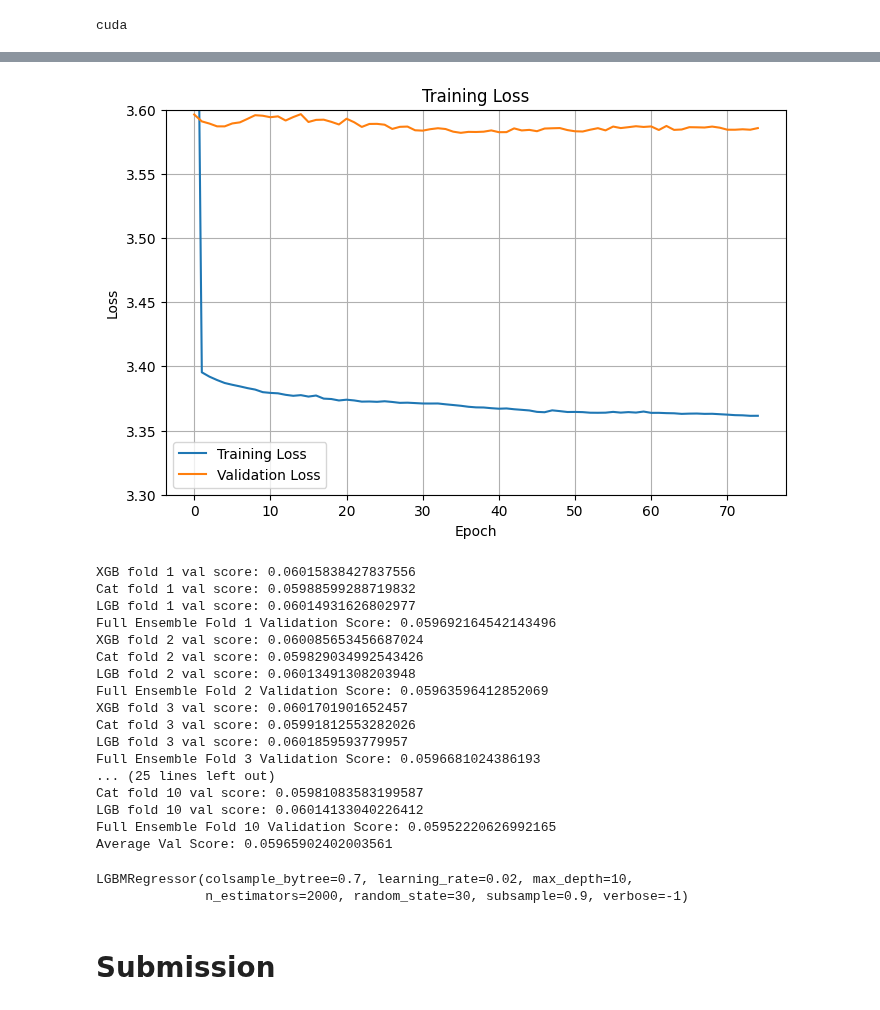
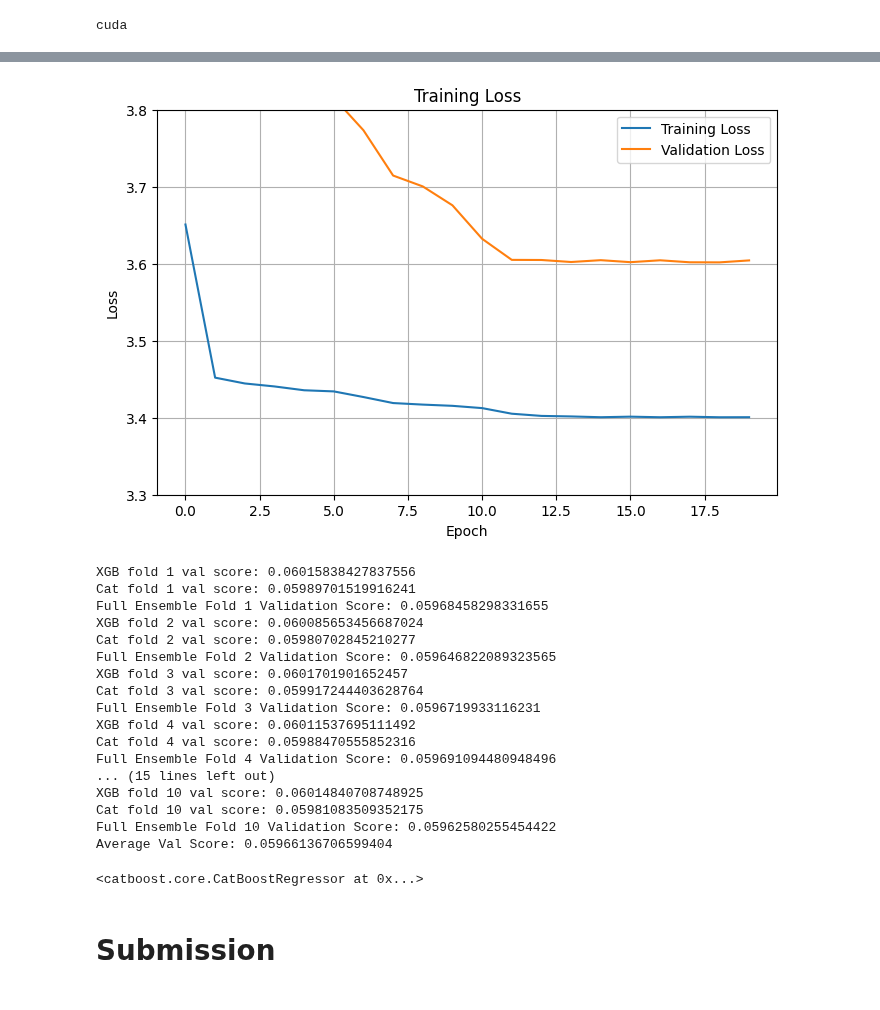
Before and after one commit to Richardhhhg/Kaggle, a Jupyter notebook: calories-ensemble-private.ipynb, the cells around one changed output, grey strips where cells are left out. Cells and saved outputs as stored; diff of their text form; code cells hidden in the pictures.

Commit message:
Kaggle Notebook | Calories | Ensemble - Private | Version 54

```diff
--- a/calories-ensemble-private.ipynb
+++ b/calories-ensemble-private.ipynb
@@ -271,20 +261,20 @@ device = torch.device('cuda' if torch.cuda.is_available() else 'cpu')
 print(device)
 # %% [output]
 cuda
-# %%
-val_preds = torch.tensor(val_preds, dtype=torch.float32).to(device)
 # %%
+val_preds_tensor = torch.tensor(val_preds, dtype=torch.float32).to(device)
 meta_model = Meta_NN().to(device)
 
-learning_rate = 1e-3
-EPOCHS = 75
+learning_rate = 5e-3
+EPOCHS = 20
 BATCH_SIZE = 64
 
 y_val_tensor = torch.tensor(y_val0.values, dtype=torch.float32).to(device)
 
-oof_train = torch.tensor(oof_train, dtype=torch.float32)
-y_train0 = torch.tensor(y_train0, dtype=torch.float32)
-dataset = TensorDataset(oof_train, y_train0)
+oof_train_tensor = torch.tensor(oof_train, dtype=torch.float32)
+y_train0_tensor = torch.tensor(y_train0, dtype=torch.float32)
+# y_train2_tensor = torch.tensor(y_train2, dtype=torch.float32)
+dataset = TensorDataset(oof_train_tensor, y_train0_tensor)
 loader = DataLoader(dataset, batch_size = BATCH_SIZE)
 
 criterion = rmse_loss_nn()
@@ -312,14 +302,14 @@ for epoch in tqdm(range(EPOCHS)):
 
     meta_model.eval()
     with torch.no_grad():
-        y_pred = meta_model(val_preds).squeeze()
-        val_loss = torch.sqrt(torch.mean((y_pred - y_val_tensor)**2)).item()
+        y_pred = meta_model(val_preds_tensor).squeeze()
+        val_loss = criterion(y_pred, y_val_tensor).item()
         all_val_loss.append(val_loss)
 
     epoch_loss /= len(loader)
     all_train_loss.append(epoch_loss)
 
-    if (epoch + 1) % 20 == 0 or epoch == 0:
+    if (epoch + 1) % 5 == 0 or epoch == 0:
         print(f"========== EPOCH :{epoch + 1} ==========")
         print(f"Training Loss: {epoch_loss}")
         print(f"Validation Loss: {val_loss}")
@@ -341,16 +332,16 @@ torch.save(model, 'meta_model.pth')
 # %%
 plt.figure(figsize=(8, 5))
 plt.plot(all_train_loss, label='Training Loss')
 plt.plot(all_val_loss, label='Validation Loss')
-plt.ylim(3.30, 3.60)
+plt.ylim(3.30, 3.80)
 plt.xlabel('Epoch')
 plt.ylabel('Loss')
 plt.title('Training Loss')
 plt.legend()
 plt.grid(True)
 plt.show()
 # %% [output]
-[figure, old version]
+[figure, new version]
 # %%
 # cross validation
 meta_model.eval()
@@ -360,7 +351,7 @@ kf = KFold(n_splits=K)
 base_models = [
     XGBRegressor(**xgb_params),
     CatBoostRegressor(**cat_params, cat_features=cat_features),
-    LGBMRegressor(**lgb_params)
+    # LGBMRegressor(**lgb_params)
              ]
 
 N_MODELS = len(base_models)
@@ -385,14 +376,16 @@ for train_idx, val_idx in kf.split(X_train, y_train):
             model_name = 'LGB'
             model.fit(X_tr, y_tr)
 
-        y_pred = np.expm1(model.predict(X_val))
-        y_val_preds[m_idx] = y_pred
-        score = np.sqrt(mean_squared_log_error(y_pred, y_val0))
+        y_pred = model.predict(X_val)
+        y_pred_exp = np.expm1(y_pred)
+        y_val_preds[m_idx] = y_pred_exp
+        score = np.sqrt(mean_squared_log_error(y_pred_exp, y_val0))
         print(f"{model_name} fold {fold} val score: {score}")
 
     y_val_preds = torch.tensor(y_val_preds.T, dtype=torch.float32).to(device)
     meta_pred = meta_model(y_val_preds).cpu()
     meta_pred = meta_pred.detach().numpy()
+    # meta_pred = np.expm1(meta_pred)
     meta_pred = np.maximum(meta_pred, 0)
     meta_pred = np.minimum(meta_pred, 314)
     score = np.sqrt(mean_squared_log_error(meta_pred, y_val0))
@@ -403,22 +396,22 @@ avg_score = np.mean(scores)
 print(f"Average Val Score: {avg_score}")
 # %% [output]
 XGB fold 1 val score: 0.06015838427837556
-Cat fold 1 val score: 0.05988599288719832
-LGB fold 1 val score: 0.06014931626802977
-Full Ensemble Fold 1 Validation Score: 0.059692164542143496
+Cat fold 1 val score: 0.05989701519916241
+Full Ensemble Fold 1 Validation Score: 0.05968458298331655
 XGB fold 2 val score: 0.060085653456687024
-Cat fold 2 val score: 0.059829034992543426
-LGB fold 2 val score: 0.06013491308203948
-Full Ensemble Fold 2 Validation Score: 0.05963596412852069
+Cat fold 2 val score: 0.05980702845210277
+Full Ensemble Fold 2 Validation Score: 0.059646822089323565
 XGB fold 3 val score: 0.0601701901652457
-Cat fold 3 val score: 0.05991812553282026
-LGB fold 3 val score: 0.0601859593779957
-Full Ensemble Fold 3 Validation Score: 0.0596681024386193
-... (25 lines left out)
-Cat fold 10 val score: 0.05981083583199587
-LGB fold 10 val score: 0.06014133040226412
-Full Ensemble Fold 10 Validation Score: 0.05952220626992165
-Average Val Score: 0.05965902402003561
+Cat fold 3 val score: 0.059917244403628764
+Full Ensemble Fold 3 Validation Score: 0.0596719933116231
+XGB fold 4 val score: 0.06011537695111492
+Cat fold 4 val score: 0.05988470555852316
+Full Ensemble Fold 4 Validation Score: 0.059691094480948496
+... (15 lines left out)
+XGB fold 10 val score: 0.06014840708748925
+Cat fold 10 val score: 0.05981083509352175
+Full Ensemble Fold 10 Validation Score: 0.05962580255454422
+Average Val Score: 0.05966136706599404
 # %%
 # training models
 xgb_model = XGBRegressor(**xgb_params)
@@ -427,8 +420,7 @@ xgb_model.fit(X_train, y_train, eval_set=[(X_val, y_val)], verbose=False)
 cat_model = CatBoostRegressor(**cat_params, cat_features=cat_features)
 cat_model.fit(X_train, y_train, eval_set=[(X_val, y_val)])
 
-lgb_model = LGBMRegressor(**lgb_params)
-lgb_model.fit(X_train, y_train)
+# lgb_model = LGBMRegressor(**lgb_params)
+# lgb_model.fit(X_train, y_train)
 # %% [output]
-LGBMRegressor(colsample_bytree=0.7, learning_rate=0.02, max_depth=10,
-              n_estimators=2000, random_state=30, subsample=0.9, verbose=-1)
+<catboost.core.CatBoostRegressor at 0x...>
```
Also changed, not shown: parts of 8 cells of this notebook.
